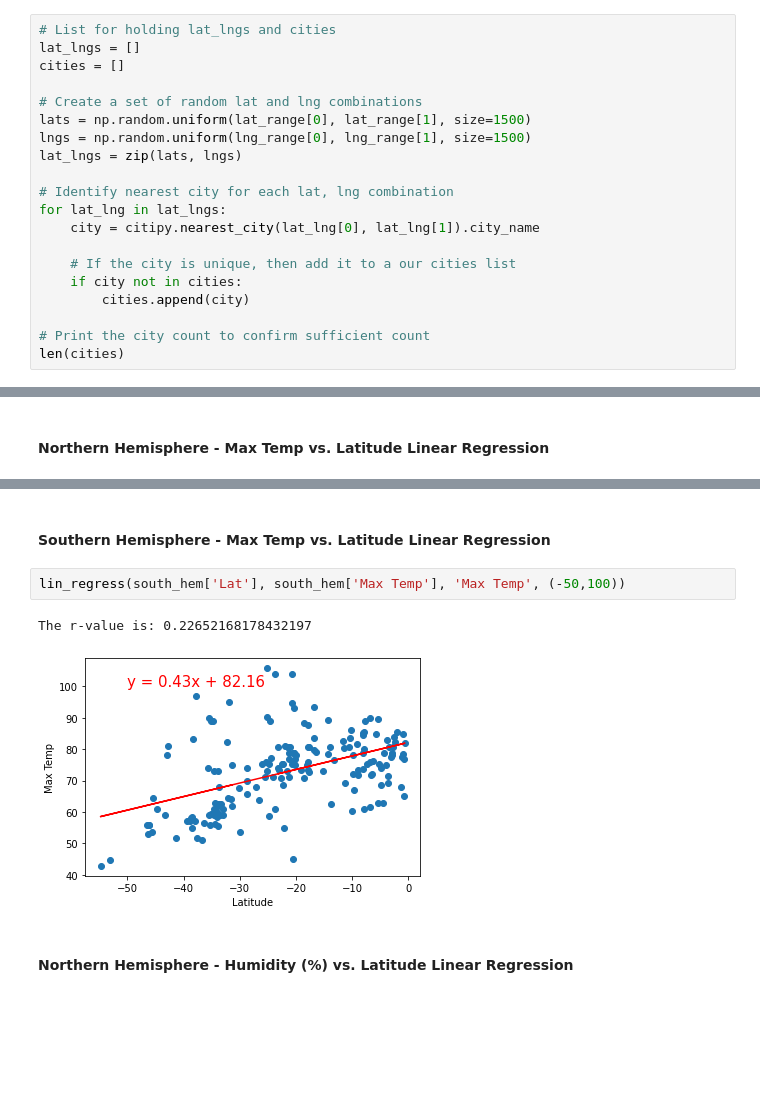
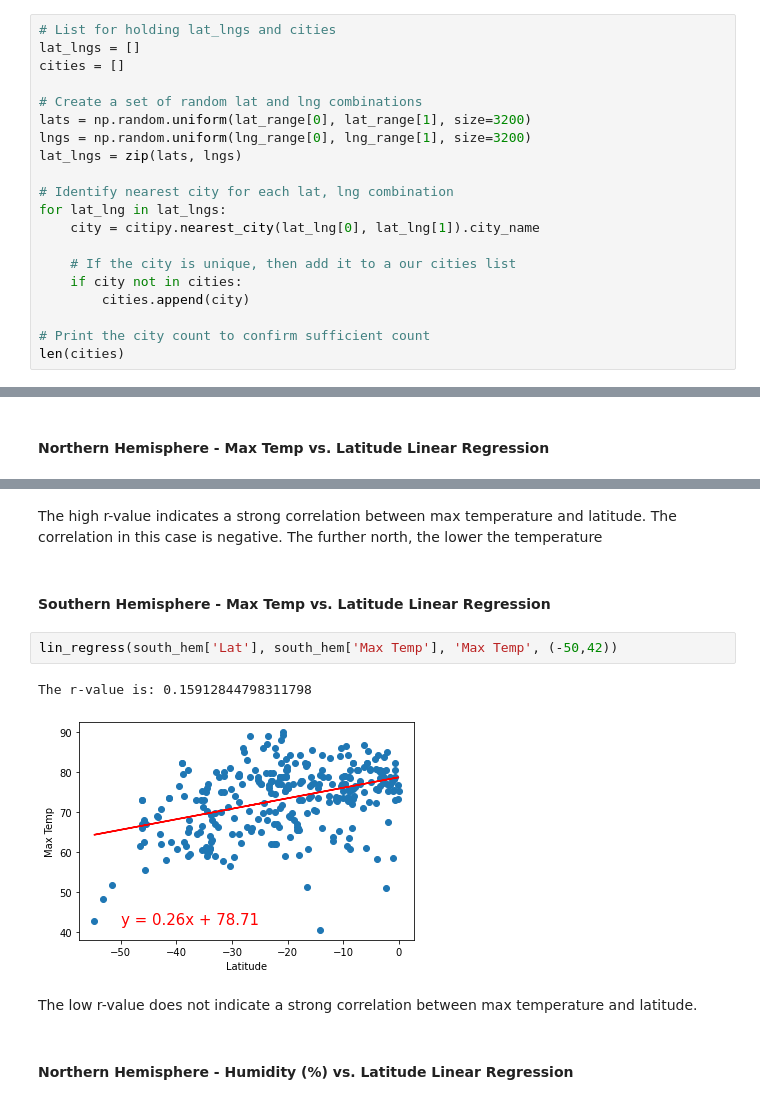
Before and after one commit to mscheme/python-api-challenge, a Jupyter notebook: WeatherPy/WeatherPy.ipynb, the cells around one changed output, grey strips where cells are left out. Drawn from its saved outputs; the diff is of its cells as text; blank space fills up the shorter version.

```diff
--- a/WeatherPy/WeatherPy.ipynb
+++ b/WeatherPy/WeatherPy.ipynb
@@ -33,8 +36,8 @@ lat_lngs = []
 cities = []
 
 # Create a set of random lat and lng combinations
-lats = np.random.uniform(lat_range[0], lat_range[1], size=1500)
-lngs = np.random.uniform(lng_range[0], lng_range[1], size=1500)
+lats = np.random.uniform(lat_range[0], lat_range[1], size=3200)
+lngs = np.random.uniform(lng_range[0], lng_range[1], size=3200)
 lat_lngs = zip(lats, lngs)
 
 # Identify nearest city for each lat, lng combination
@@ -313,10 +334,14 @@ The r-value is: 0.7593297783140813
+# %% [markdown]
+The high r-value indicates a strong correlation between max temperature and latitude. The correlation in this case is negative. The further north, the lower the temperature
 # %% [markdown]
 ####  Southern Hemisphere - Max Temp vs. Latitude Linear Regression
 # %%
-lin_regress(south_hem['Lat'], south_hem['Max Temp'], 'Max Temp', (-50,100))
+lin_regress(south_hem['Lat'], south_hem['Max Temp'], 'Max Temp', (-50,42))
 # %% [output]
-The r-value is: 0.22652168178432197
+The r-value is: 0.15912844798311798
-[figure, old version]
+[figure, new version]
+# %% [markdown]
+The low r-value does not indicate a strong correlation between max temperature and latitude.
 # %% [markdown]
 ####  Northern Hemisphere - Humidity (%) vs. Latitude Linear Regression
 # %%
```
Also changed, not shown: parts of 30 cells of this notebook, 4 other files.
